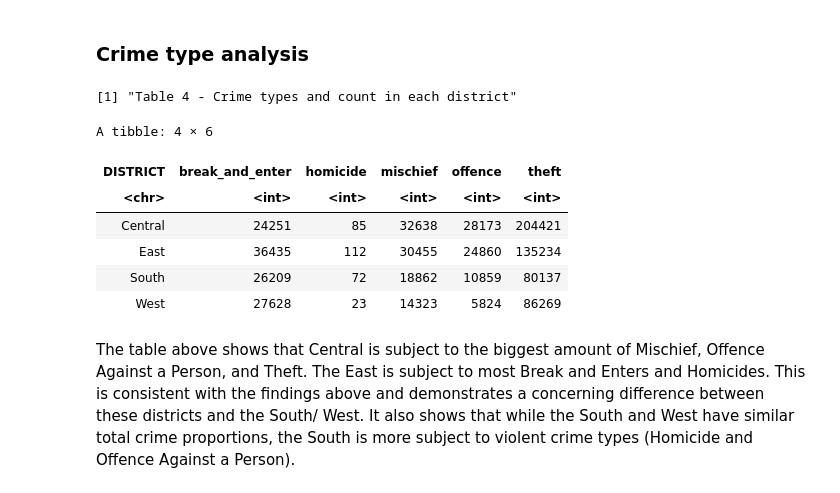
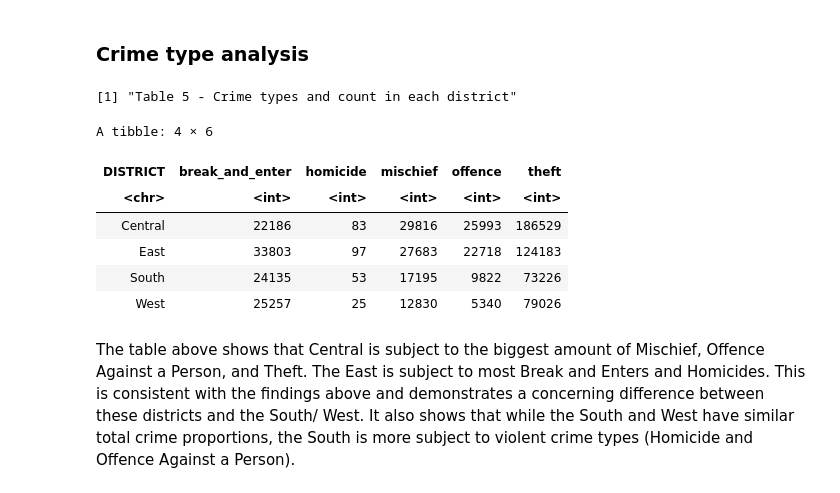
Before and after one commit to samnthorne/STAT201_Group40, a Jupyter notebook: Untitled (3).ipynb, the cells around one changed output. Drawn from its saved outputs; the diff is of its cells as text; code cells hidden in the pictures.

```diff
--- a/Untitled (3).ipynb
+++ b/Untitled (3).ipynb
@@ -140,0 +136,6 @@ A tibble: 6 × 3
+# %%
+set.seed(101)
+crime_data_boot <- crime_data %>%
+    rep_sample_n(size = 360, reps = 2000, replace = TRUE)
+print('Table 3 - Bootstrapped data')
+head(crime_data_boot)
@@ -205,41 +218,41 @@ We can also see that the majority of crimes fall into the category of 'Theft' fo
 # %%
 #Helper functions
 
-break_and_enter <- filter(crime_data, TYPE == "Break and Enter" ) %>%
+break_and_enter <- filter(crime_data_boot, TYPE == "Break and Enter" ) %>%
     group_by (DISTRICT) %>%
     summarise(break_and_enter = n())
 
-homicide <- filter(crime_data, TYPE == "Homicide" ) %>%
+homicide <- filter(crime_data_boot, TYPE == "Homicide" ) %>%
     group_by (DISTRICT) %>%
     summarise(homicide = n())
 
-mischief <- filter(crime_data, TYPE == "Mischief" ) %>%
+mischief <- filter(crime_data_boot, TYPE == "Mischief" ) %>%
     group_by (DISTRICT) %>%
     summarise(mischief = n())
 
-offence <- filter(crime_data, TYPE == "Offence Against a Person" ) %>%
+offence <- filter(crime_data_boot, TYPE == "Offence Against a Person" ) %>%
     group_by (DISTRICT) %>%
     summarise(offence = n())
 
-theft <- filter(crime_data, TYPE == "Theft" ) %>%
+theft <- filter(crime_data_boot, TYPE == "Theft" ) %>%
     group_by (DISTRICT) %>%
     summarise(theft = n())
 
 # Data frame
 
 crime_type <- list(break_and_enter, homicide, mischief, offence,theft) %>% reduce(inner_join, by='DISTRICT')
 
-print("Table 4 - Crime types and count in each district")
+print("Table 5 - Crime types and count in each district")
 crime_type
 # %% [output]
-[1] "Table 4 - Crime types and count in each district"
+[1] "Table 5 - Crime types and count in each district"
 A tibble: 4 × 6
 | DISTRICT | break_and_enter | homicide | mischief | offence | theft |
 | <chr> | <int> | <int> | <int> | <int> | <int> |
-| Central | 24251 | 85 | 32638 | 28173 | 204421 |
-| East | 36435 | 112 | 30455 | 24860 | 135234 |
-| South | 26209 | 72 | 18862 | 10859 | 80137 |
-| West | 27628 | 23 | 14323 | 5824 | 86269 |
+| Central | 22186 | 83 | 29816 | 25993 | 186529 |
+| East | 33803 | 97 | 27683 | 22718 | 124183 |
+| South | 24135 | 53 | 17195 | 9822 | 73226 |
+| West | 25257 | 25 | 12830 | 5340 | 79026 |
 # %% [markdown]
 The table above shows that Central is subject to the biggest amount of Mischief, Offence Against a Person, and Theft. The East is subject to most Break and Enters and Homicides. This is consistent with the findings above and demonstrates a concerning difference between these districts and the South/ West. It also shows that while the South and West have similar total crime proportions, the South is more subject to violent crime types (Homicide and Offence Against a Person).
 # %% [markdown]
```
Also changed, not shown: parts of 12 cells of this notebook.
